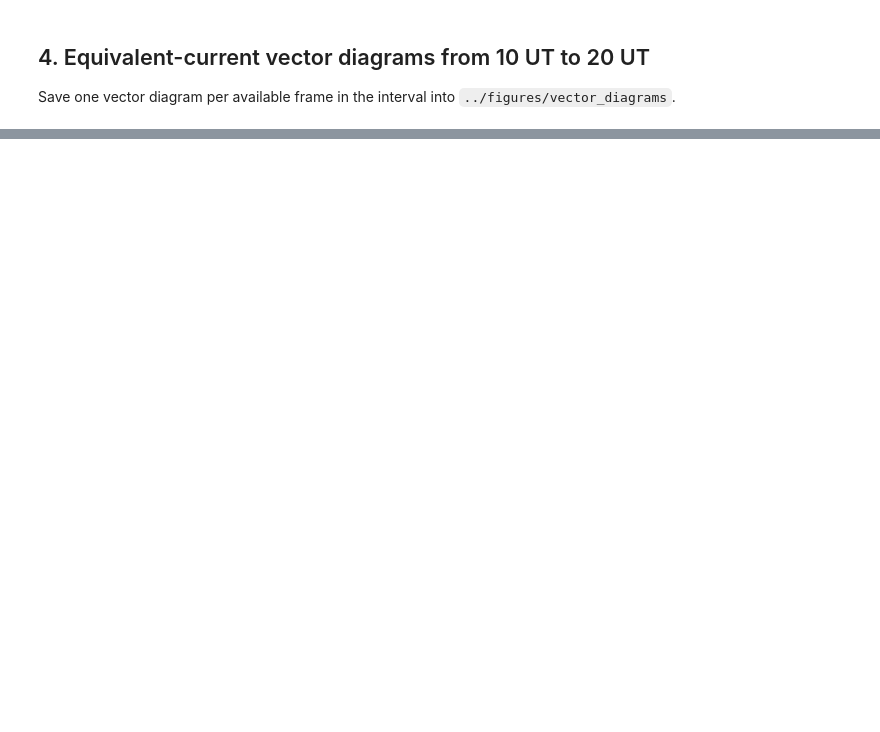
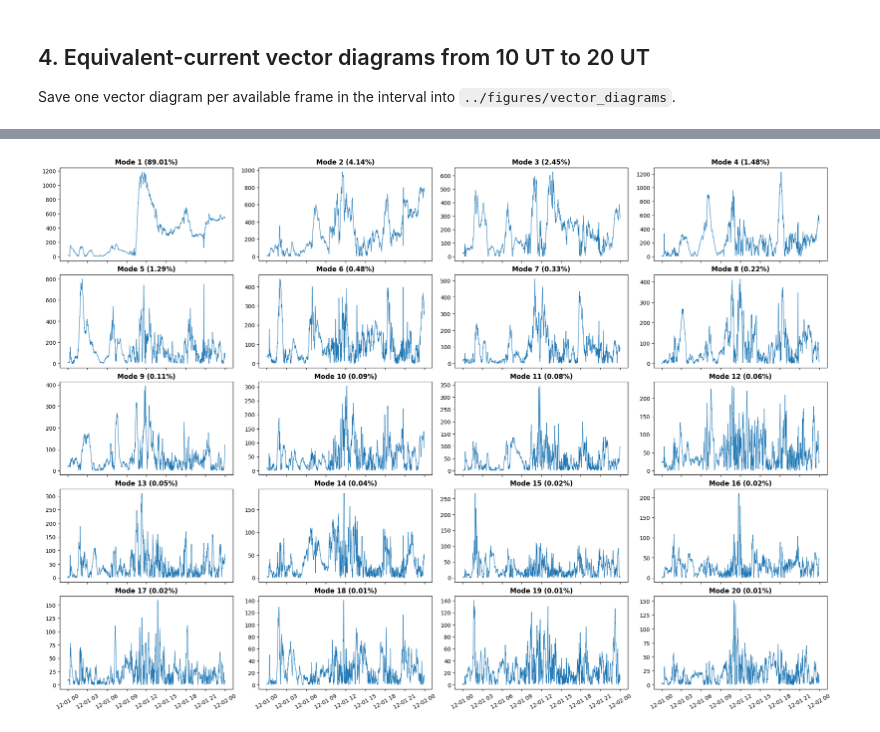
Before and after one commit to jijinkraj/auroral-current-decomposition, a Jupyter notebook: scripts/main.ipynb, the cells around one changed output, grey strips where cells are left out. Cells and saved outputs as stored; diff of their text form; code cells hidden in the pictures; blank space fills up the shorter version.

```diff
--- a/scripts/main.ipynb
+++ b/scripts/main.ipynb
@@ -210,3 +232,50 @@ Save one vector diagram per available frame in the interval into `../figures/vec
 #     concat_path.unlink(missing_ok=True)
 
 # print(f'created video from {len(video_frames)} time-sorted frames: {video_path}')
+# %%
+T, X, eigvals, psi_modes, power_fraction = mnoc(
+    psi,
+    n_modes=20,
+    cell_area_m2=fit.eval_grid.eval_cell_area,
+)
+
+contribution = 100.0 * power_fraction
+times = pd.to_datetime(fit.times, utc=True)
+
+order = np.array(range(1, len(eigvals) + 1))
+
+eigenvalue_contribution = pd.DataFrame({
+     'order': order,
+    'eigenvalue': eigvals,
+    'contribution': contribution,
+})
+
+eigenvalue_contribution.to_csv(
+    Path('../../p4f4/asset') / 'eigenvalue_contribution.csv',
+    index=False
+)
+# %%
+import matplotlib.pyplot as plt
+
+fig, axes = plt.subplots(
+    5, 4,
+    figsize=(20, 14),
+    sharex=True,
+    constrained_layout=True
+)
+
+axes = axes.flatten()
+
+for i in range(20):
+    mode_current = psi_to_current(psi_modes[i])
+
+    axes[i].plot(times, mode_current, linewidth=0.8)
+    axes[i].set_title(
+        f'Mode {i+1} ({contribution[i]:.2f}%)',
+        fontweight='semibold'
+    )
+    axes[i].tick_params(axis='x', rotation=30)
+
+plt.show()
+# %% [output]
+[figure, added]
```
Also changed, not shown: parts of 6 cells of this notebook, 2 other files.
